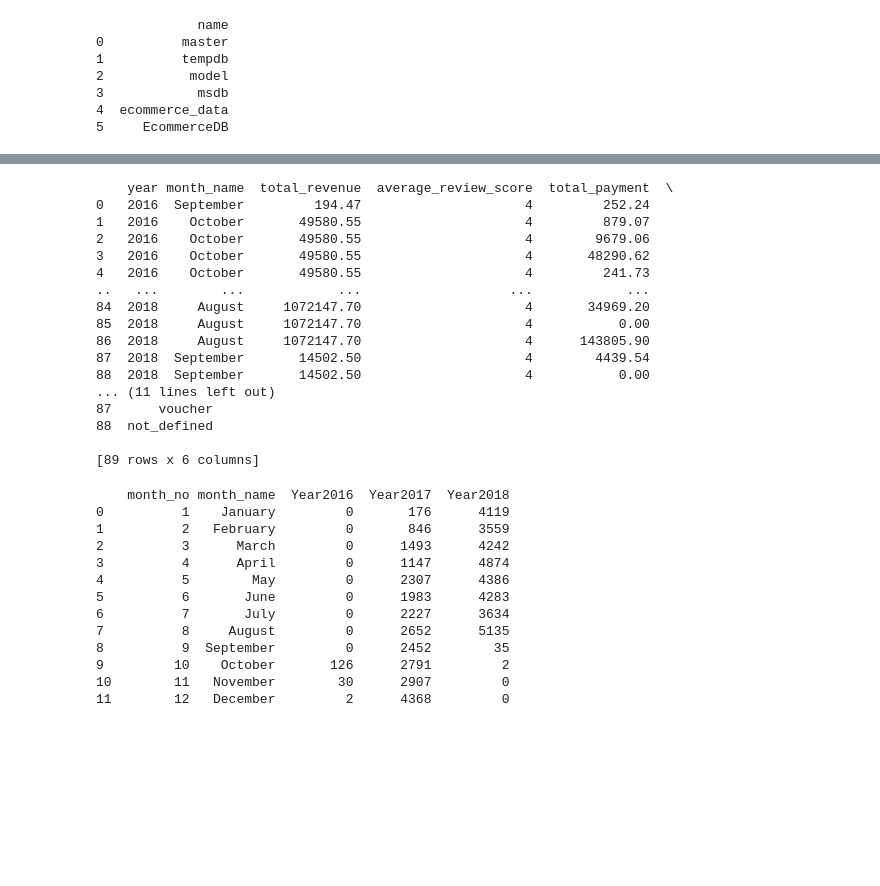
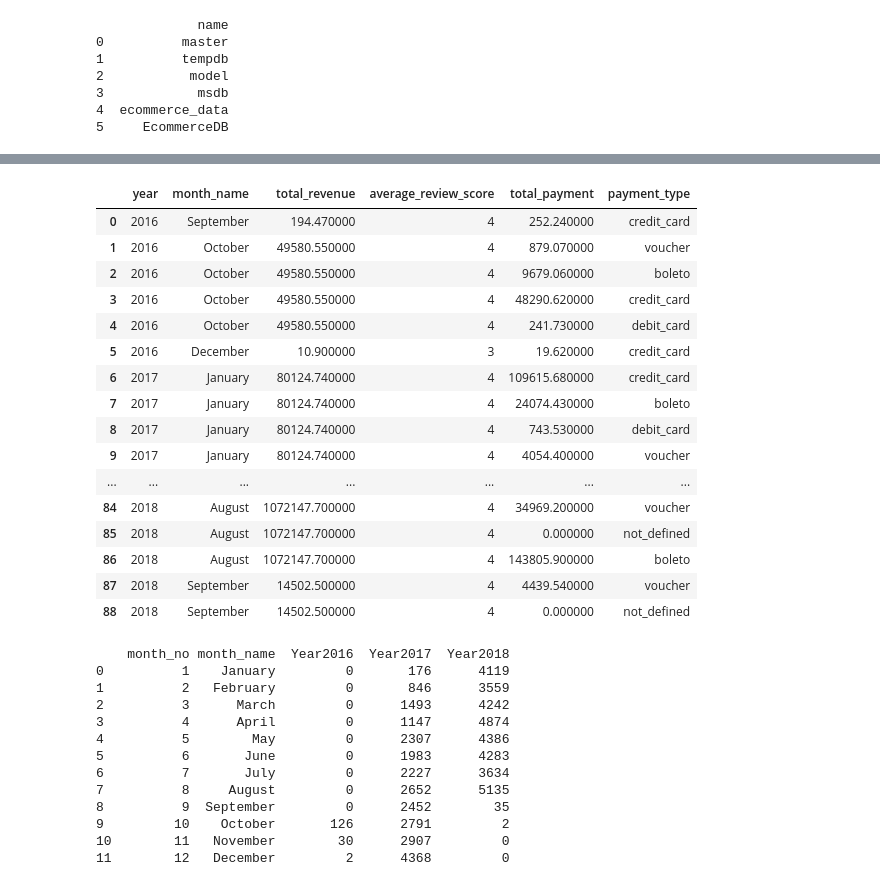
Before and after one commit to praveenGIT27/SQL-Analysis, a Jupyter notebook: SQL Ecommerce Data.ipynb, the cells around one changed output, grey strips where cells are left out. Drawn from its saved outputs; the diff is of its cells as text; code cells hidden in the pictures; blank space fills up the shorter version.

```diff
--- a/SQL Ecommerce Data.ipynb
+++ b/SQL Ecommerce Data.ipynb
@@ -254,51 +278,60 @@ FROM
     GROUP BY YEAR(oi.shipping_limit_date), MONTH(oi.shipping_limit_date), DATENAME(MONTH, oi.shipping_limit_date)
     ) revenue
 
 LEFT JOIN (
     SELECT
         MONTH(oi.shipping_limit_date) AS month,
         AVG(r.review_score) AS average_review_score
     FROM order_items oi
     JOIN reviews r ON oi.order_id = r.order_id
     GROUP BY MONTH(oi.shipping_limit_date)
     ) reviews
 ON revenue.month = reviews.month
 
 LEFT JOIN (
     SELECT
         MONTH(o.order_purchase_timestamp) AS month,
         YEAR(o.order_purchase_timestamp) AS year,
         SUM(p.payment_value) AS total_payment,
         p.payment_type
     FROM payments p
     JOIN orders o ON p.order_id = o.order_id
     GROUP BY YEAR(o.order_purchase_timestamp), MONTH(o.order_purchase_timestamp), p.payment_type
     ) payments
 
 ON revenue.year = payments.year AND revenue.month = payments.month
 ORDER BY revenue.year, revenue.month;
 """
 
 df = pd.read_sql_query(query, conn)
-print(df)
+# Display the DataFrame with styling
+df.style.set_table_styles(
+    [{'selector': 'th', 'props': [('background-color', '#dbeafe'), ('font-weight', 'bold')]}]
+).set_properties(**{
+    'background-color': '#f9fafb',
+    'border': '1px solid #ccc',
+    'color': '#111827',
+    'font-family': 'Segoe UI',
+    'text-align': 'center'
+}).set_caption("")
 # %% [output]
-    year month_name  total_revenue  average_review_score  total_payment  \
-0   2016  September         194.47                     4         252.24
-1   2016    October       49580.55                     4         879.07
-2   2016    October       49580.55                     4        9679.06
-3   2016    October       49580.55                     4       48290.62
-4   2016    October       49580.55                     4         241.73
-..   ...        ...            ...                   ...            ...
-84  2018     August     1072147.70                     4       34969.20
-85  2018     August     1072147.70                     4           0.00
-86  2018     August     1072147.70                     4      143805.90
-87  2018  September       14502.50                     4        4439.54
-88  2018  September       14502.50                     4           0.00
-... (11 lines left out)
-87      voucher
-88  not_defined
-
-[89 rows x 6 columns]
+|  | year | month_name | total_revenue | average_review_score | total_payment | payment_type |
+| 0 | 2016 | September | 194.470000 | 4 | 252.240000 | credit_card |
+| 1 | 2016 | October | 49580.550000 | 4 | 879.070000 | voucher |
+| 2 | 2016 | October | 49580.550000 | 4 | 9679.060000 | boleto |
+| 3 | 2016 | October | 49580.550000 | 4 | 48290.620000 | credit_card |
+| 4 | 2016 | October | 49580.550000 | 4 | 241.730000 | debit_card |
+| 5 | 2016 | December | 10.900000 | 3 | 19.620000 | credit_card |
+| 6 | 2017 | January | 80124.740000 | 4 | 109615.680000 | credit_card |
+| 7 | 2017 | January | 80124.740000 | 4 | 24074.430000 | boleto |
+| 8 | 2017 | January | 80124.740000 | 4 | 743.530000 | debit_card |
+| 9 | 2017 | January | 80124.740000 | 4 | 4054.400000 | voucher |
+| ... | ... | ... | ... | ... | ... | ... |
+| 84 | 2018 | August | 1072147.700000 | 4 | 34969.200000 | voucher |
+| 85 | 2018 | August | 1072147.700000 | 4 | 0.000000 | not_defined |
+| 86 | 2018 | August | 1072147.700000 | 4 | 143805.900000 | boleto |
+| 87 | 2018 | September | 14502.500000 | 4 | 4439.540000 | voucher |
+| 88 | 2018 | September | 14502.500000 | 4 | 0.000000 | not_defined |
 # %%
 query = """
 SELECT
```
Also changed, not shown: parts of 8 cells of this notebook.
